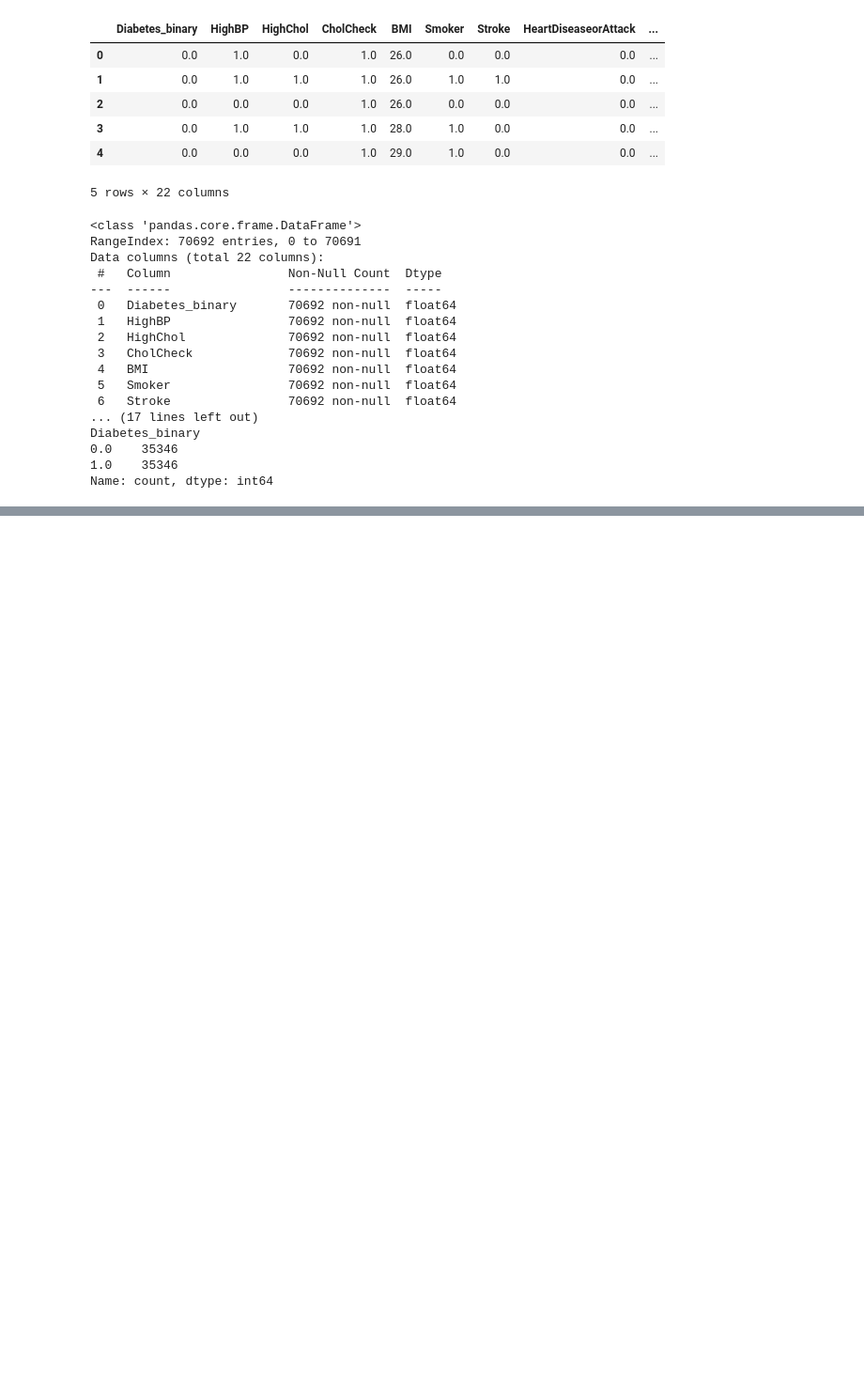
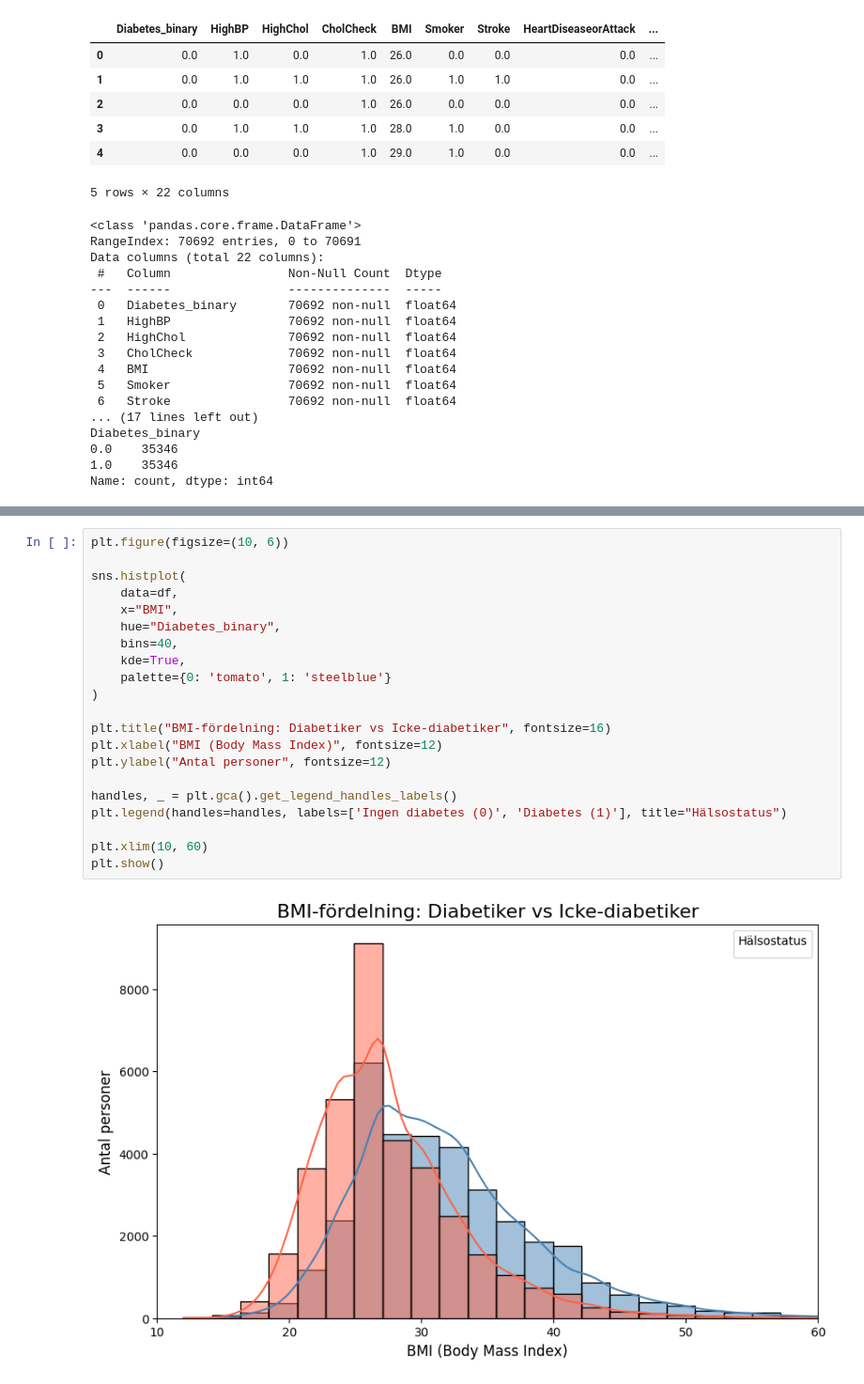
Before and after one commit to Zackkee/TAM400-Projekt, a Jupyter notebook: TAM400_Projekt_Zakaria_Leon.ipynb, the cells around one changed output, grey strips where cells are left out. Shown at 94% size. Saved outputs shown, nothing was run; the diff lists cells and outputs as text; blank space fills up the shorter version.

```diff
--- a/TAM400_Projekt_Zakaria_Leon.ipynb
+++ b/TAM400_Projekt_Zakaria_Leon.ipynb
@@ -50 +74,24 @@ plt.show()
+# %%
+plt.figure(figsize=(10, 6))
+
+sns.histplot(
+    data=df,
+    x="BMI",
+    hue="Diabetes_binary",
+    bins=40,
+    kde=True,
+    palette={0: 'tomato', 1: 'steelblue'}
+)
+
+plt.title("BMI-fördelning: Diabetiker vs Icke-diabetiker", fontsize=16)
+plt.xlabel("BMI (Body Mass Index)", fontsize=12)
+plt.ylabel("Antal personer", fontsize=12)
+
+handles, _ = plt.gca().get_legend_handles_labels()
+plt.legend(handles=handles, labels=['Ingen diabetes (0)', 'Diabetes (1)'], title="Hälsostatus")
+
+plt.xlim(10, 60)
+plt.show()
+# %% [output]
+[figure, added]
 # %% [markdown]
```
Also changed, not shown: parts of 10 cells of this notebook.
